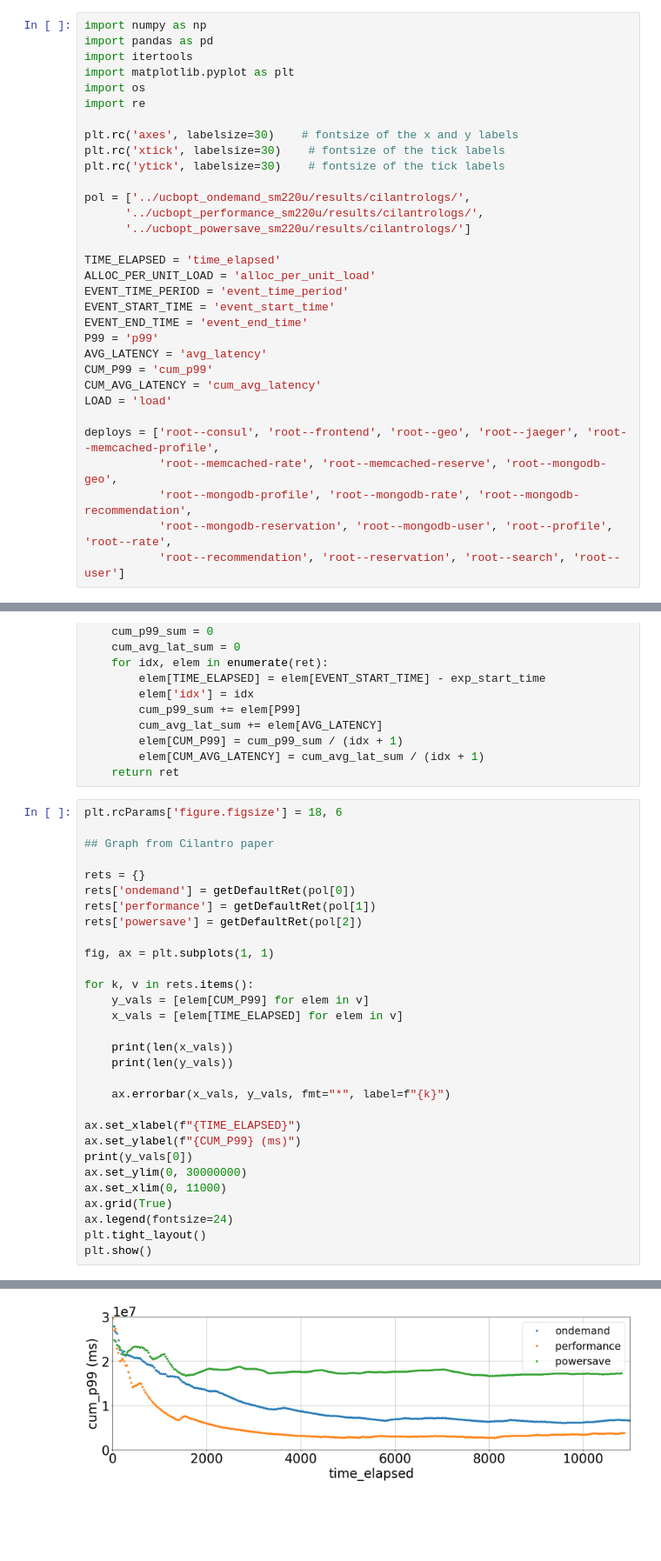
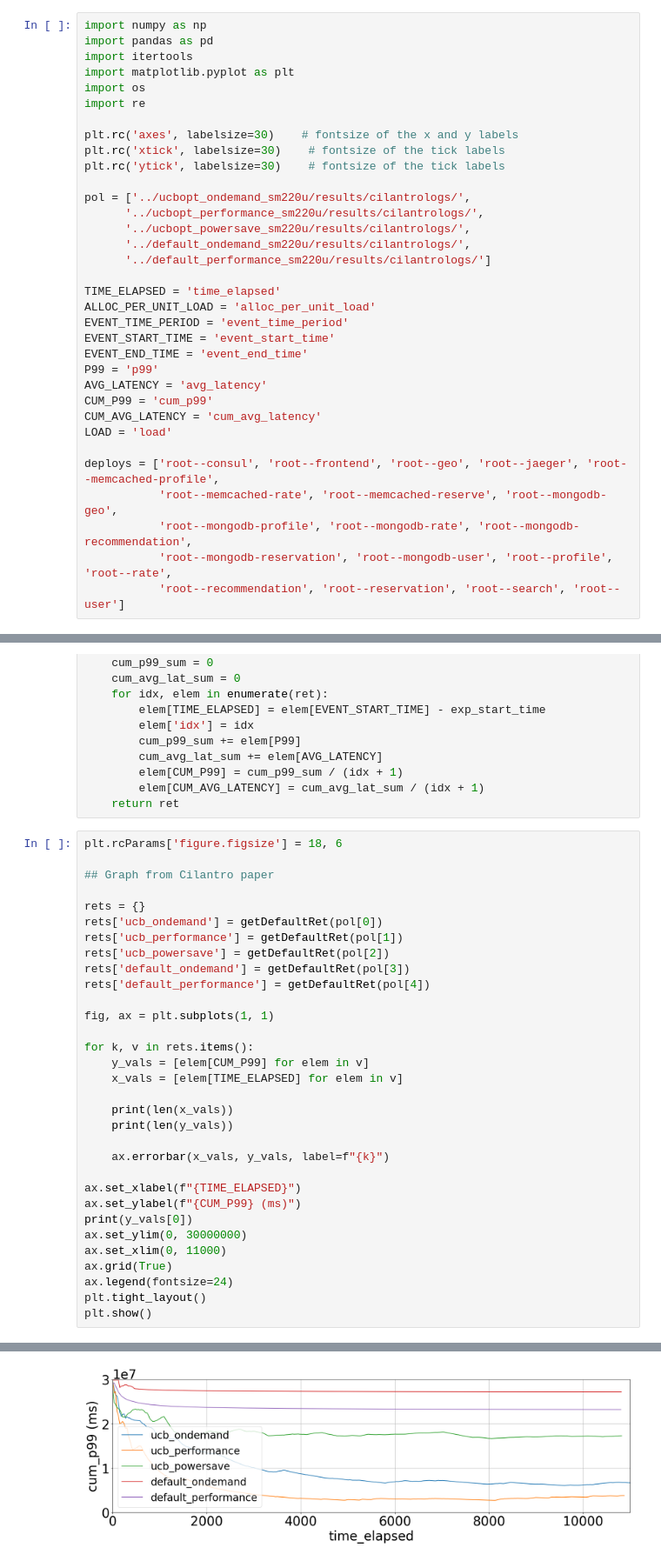
Before and after one commit to SustainableOpenShift/peakler, a Jupyter notebook: experiments/cilantro/jupyter-notebook/sm220u.ipynb, the cells around one changed output, grey strips where cells are left out. Shown at 87% size. Cells and saved outputs as stored; diff of their text form; blank space fills up the shorter version.

Commit message:
add default performance

```diff
--- a/experiments/cilantro/jupyter-notebook/sm220u.ipynb
+++ b/experiments/cilantro/jupyter-notebook/sm220u.ipynb
@@ -12,7 +12,9 @@ plt.rc('ytick', labelsize=30)    # fontsize of the tick labels
 
 pol = ['../ucbopt_ondemand_sm220u/results/cilantrologs/',
       '../ucbopt_performance_sm220u/results/cilantrologs/',
-      '../ucbopt_powersave_sm220u/results/cilantrologs/']
+      '../ucbopt_powersave_sm220u/results/cilantrologs/',
+      '../default_ondemand_sm220u/results/cilantrologs/',
+      '../default_performance_sm220u/results/cilantrologs/']
 
 TIME_ELAPSED = 'time_elapsed'
 ALLOC_PER_UNIT_LOAD = 'alloc_per_unit_load'
@@ -136,9 +138,11 @@ plt.rcParams['figure.figsize'] = 18, 6
 ## Graph from Cilantro paper
 
 rets = {}
-rets['ondemand'] = getDefaultRet(pol[0])
-rets['performance'] = getDefaultRet(pol[1])
-rets['powersave'] = getDefaultRet(pol[2])
+rets['ucb_ondemand'] = getDefaultRet(pol[0])
+rets['ucb_performance'] = getDefaultRet(pol[1])
+rets['ucb_powersave'] = getDefaultRet(pol[2])
+rets['default_ondemand'] = getDefaultRet(pol[3])
+rets['default_performance'] = getDefaultRet(pol[4])
 
 fig, ax = plt.subplots(1, 1)
 
@@ -149,7 +153,7 @@ for k, v in rets.items():
     print(len(x_vals))
     print(len(y_vals))
 
-    ax.errorbar(x_vals, y_vals, fmt="*", label=f"{k}")
+    ax.errorbar(x_vals, y_vals, label=f"{k}")
 
 ax.set_xlabel(f"{TIME_ELAPSED}")
 ax.set_ylabel(f"{CUM_P99} (ms)")
@@ -171,4 +179,4 @@ plt.show()
-[figure, old version]
+[figure, new version]
 # %%
 def getJoules(name):
     with open(name) as f:
```
Also changed, not shown: parts of 2 cells of this notebook, 1 other file.
